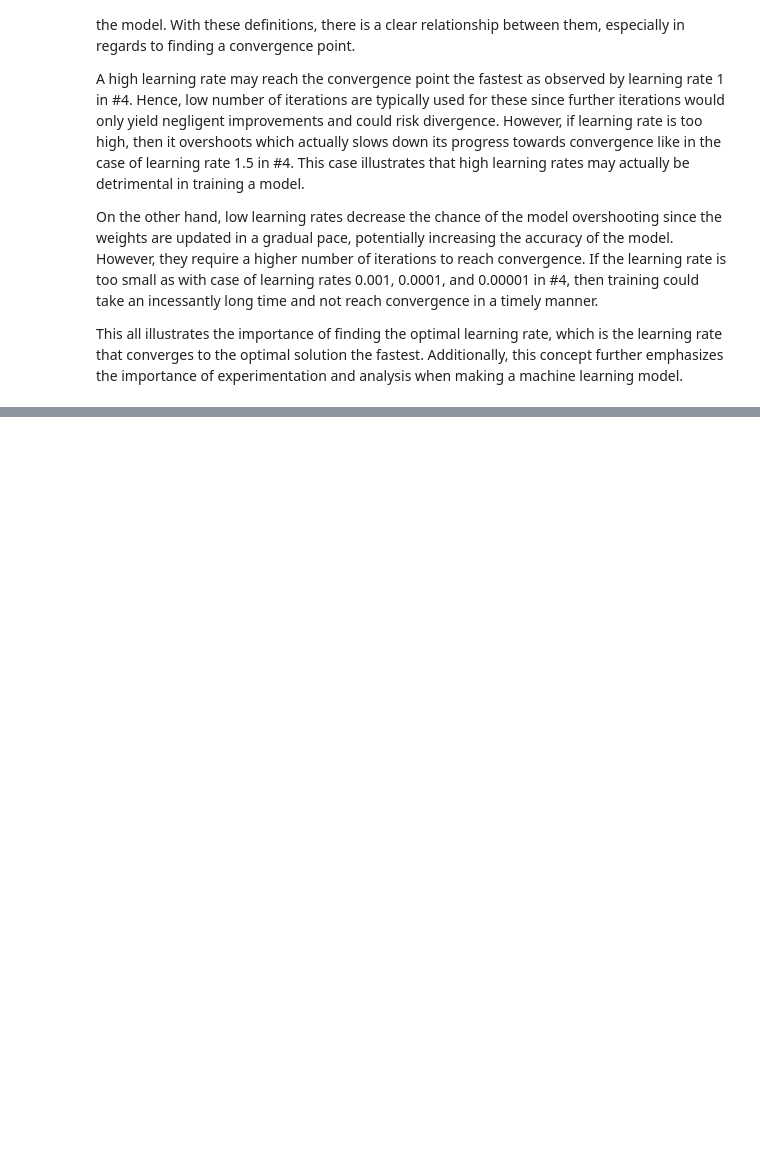
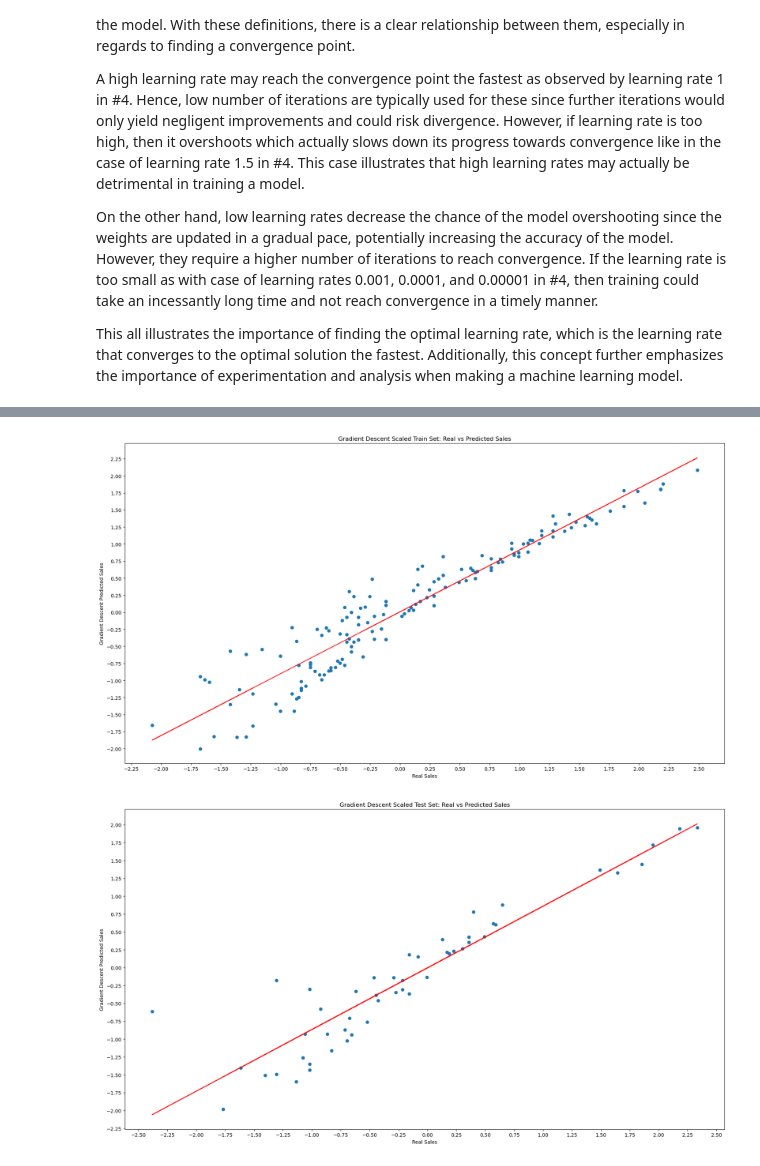
Before and after one commit to Pawmsdayl/CMSC197, a Jupyter notebook: Assignment2/[hw3].ipynb, the cells around one changed output, grey strips where cells are left out. Saved outputs shown, nothing was run; the diff lists cells and outputs as text; code cells hidden in the pictures; blank space fills up the shorter version.

```diff
--- a/Assignment2/[hw3].ipynb
+++ b/Assignment2/[hw3].ipynb
@@ -738,0 +744,11 @@ This all illustrates the importance of finding the optimal learning rate, which
+# %%
+# optimal parameters based on #5
+learning_rate = 1
+num_iterations = 12
+
+# run gradient descent
+weights, cost_history = grad_descent(x_train, y_train, learning_rate, num_iterations)
+
+# predict
+gd_y_train_pred = predict(x_train, weights)
+gd_y_test_pred = predict(x_test, weights)
@@ -738,0 +789,27 @@ This all illustrates the importance of finding the optimal learning rate, which
+# %%
+# plot train set
+plt.scatter(y_train, gd_y_train_pred)
+plt.title('Gradient Descent Scaled Train Set: Real vs Predicted Sales')
+plt.xlabel('Real Sales')
+plt.ylabel('Gradient Descent Predicted Sales')
+plt.xticks(np.arange((round(min(y_train))) - 0.25, (round(max(y_train), 2)) + 0.25, step = 0.25))
+plt.yticks(np.arange((round(min(gd_y_train_pred))) - 0.25, (round(max(gd_y_train_pred), 2)) + 0.25, step = 0.25))
+m, b = np.polyfit(y_train, gd_y_train_pred, 1)
+plt.plot(y_train, m*y_train + b, color='red')
+plt.tight_layout()
+plt.show()
+
+# plot test set
+plt.scatter(y_test, gd_y_test_pred)
+plt.title('Gradient Descent Scaled Test Set: Real vs Predicted Sales')
+plt.xlabel('Real Sales')
+plt.ylabel('Gradient Descent Predicted Sales')
+plt.xticks(np.arange((round(min(y_test))) - 0.50, (round(max(y_test), 2)) + 0.25, step = 0.25))
+plt.yticks(np.arange((round(min(gd_y_test_pred))) - 0.25, (round(max(gd_y_test_pred), 2)) + 0.25, step = 0.25))
+m, b = np.polyfit(y_test, gd_y_test_pred, 1)
+plt.plot(y_test, m*y_test + b, color='red')
+plt.tight_layout()
+plt.show()
+# %% [output]
+[figure, added]
+[figure, added]
```
Also changed, not shown: parts of 16 cells of this notebook.
